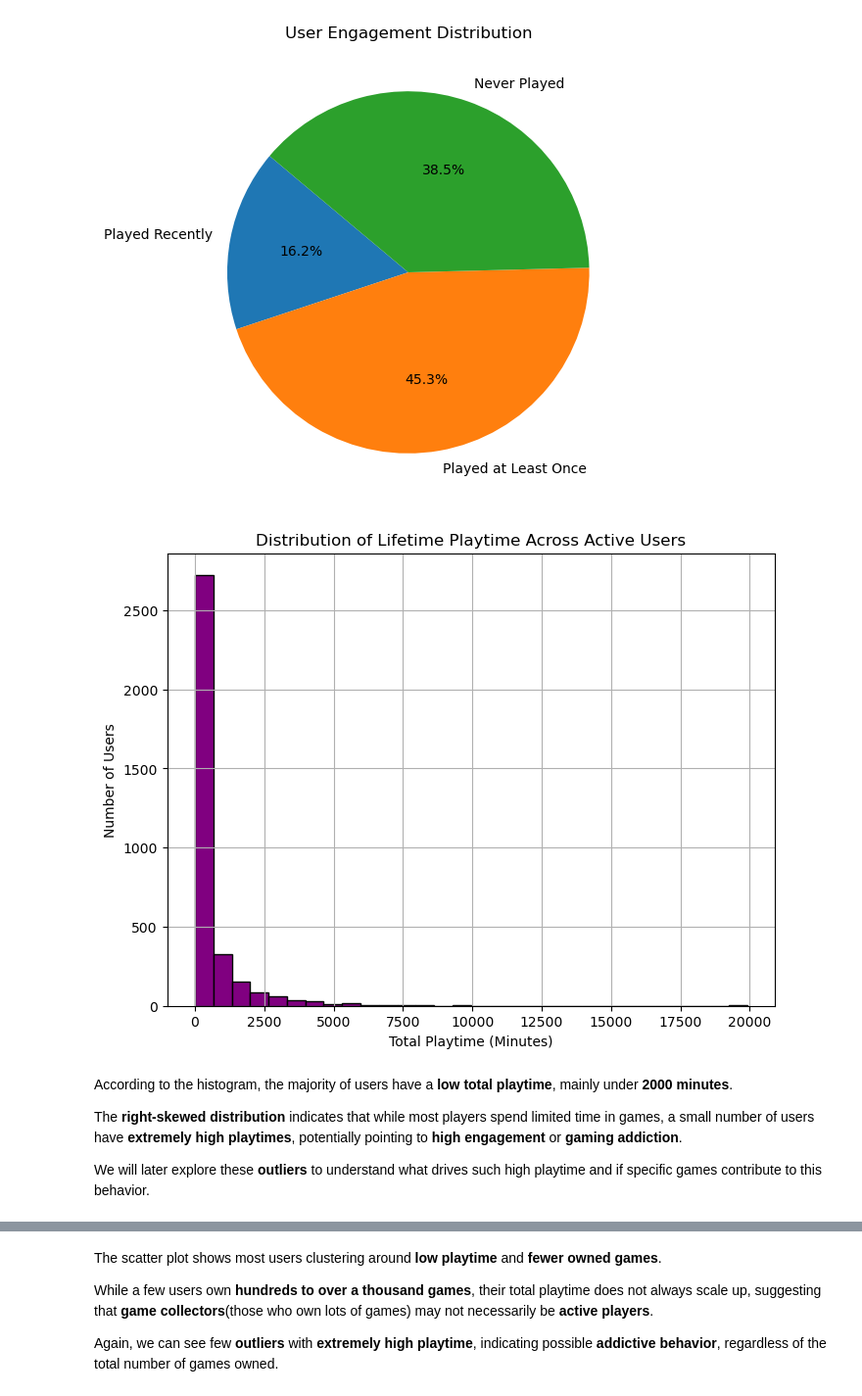
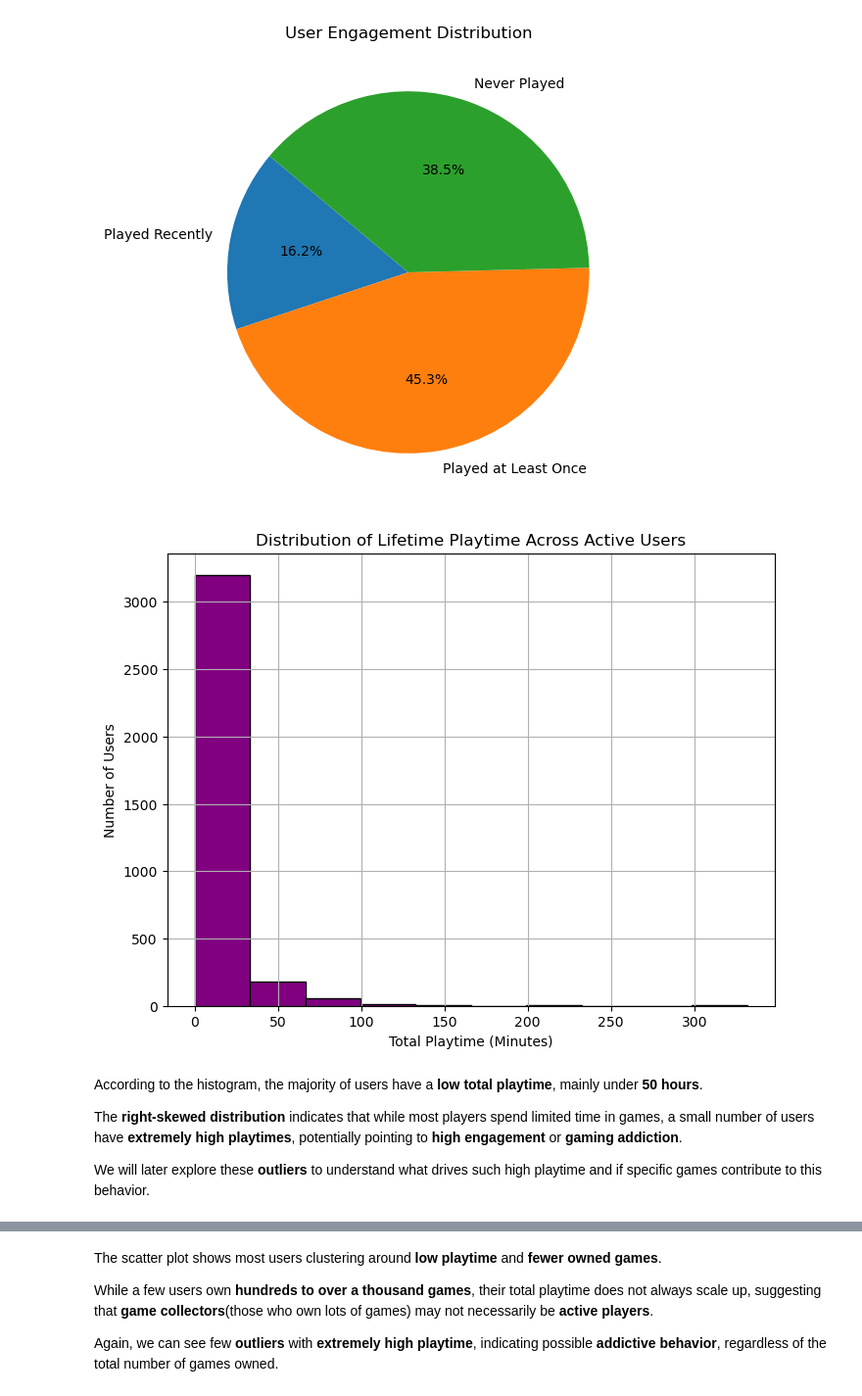
Before and after one commit to adhikaribiju/Analyzing-Gaming-Addiction-Trends-and-Player-Engagement, a Jupyter notebook: docs/Data Science Capstone.ipynb, the cells around one changed output, grey strips where cells are left out. Shown at 98% size. Saved outputs shown, nothing was run; the diff lists cells and outputs as text; code cells hidden in the pictures.

```diff
--- a/docs/Data Science Capstone.ipynb
+++ b/docs/Data Science Capstone.ipynb
@@ -306,3 +311,7 @@ Number of unique users who played at least a min: 3177
 # %%
 # let's add avg_playtime coloumn - for viz
 users_data['avg_playtime'] = users_data['playtime_2weeks'] / 14
+# %%
+# Convert playtime from minutes to hours
+users_data['playtime_2weeks'] = users_data['playtime_2weeks'] / 60
+users_data['playtime_forever'] = users_data['playtime_forever'] / 60
@@ -366,21 +385,22 @@ plt.show()
 # %%
 # let's observe the distribution of lifetime Playtime Across Active Users
 
 # Filter only users with playtime_forever > 0
 active_users = users_data[users_data['playtime_2weeks'] > 0]
 
+
 # Create a histogram for active users
 plt.figure(figsize=(8, 6))
-plt.hist(active_users['playtime_2weeks'], bins=30, color='purple', edgecolor='black')
+plt.hist(active_users['playtime_2weeks'], bins=10, color='purple', edgecolor='black')
 plt.xlabel('Total Playtime (Minutes)')
 plt.ylabel('Number of Users')
 plt.title('Distribution of Lifetime Playtime Across Active Users')
 plt.grid(True)
 plt.show()
 # %% [output]
-[figure, old version]
+[figure, new version]
 # %% [markdown]
-According to the histogram, the majority of users have a **low total playtime**, mainly under **2000 minutes**.
+According to the histogram, the majority of users have a **low total playtime**, mainly under **50 hours**.
 
 The **right-skewed distribution** indicates that while most players spend limited time in games, a small number of users have **extremely high playtimes**, potentially pointing to **high engagement** or **gaming addiction**.
 
```
Also changed, not shown: parts of 52 cells of this notebook, 6 other files.
